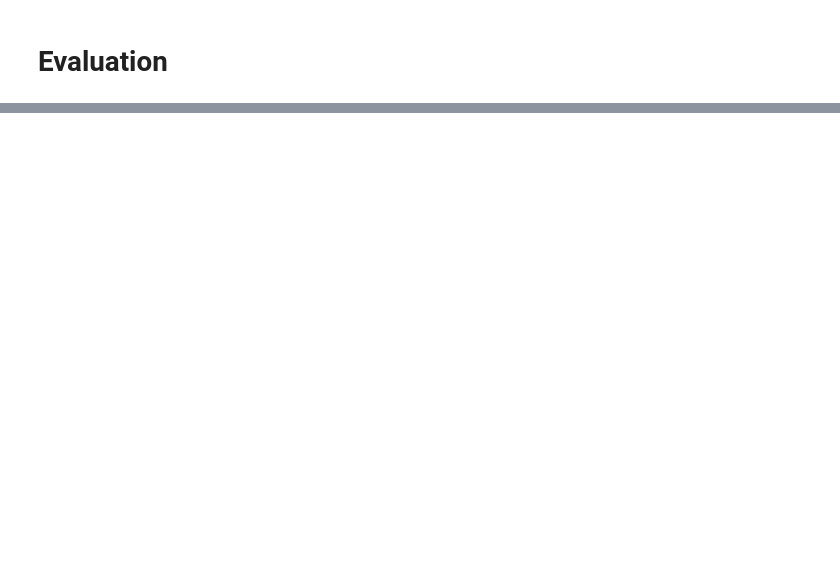
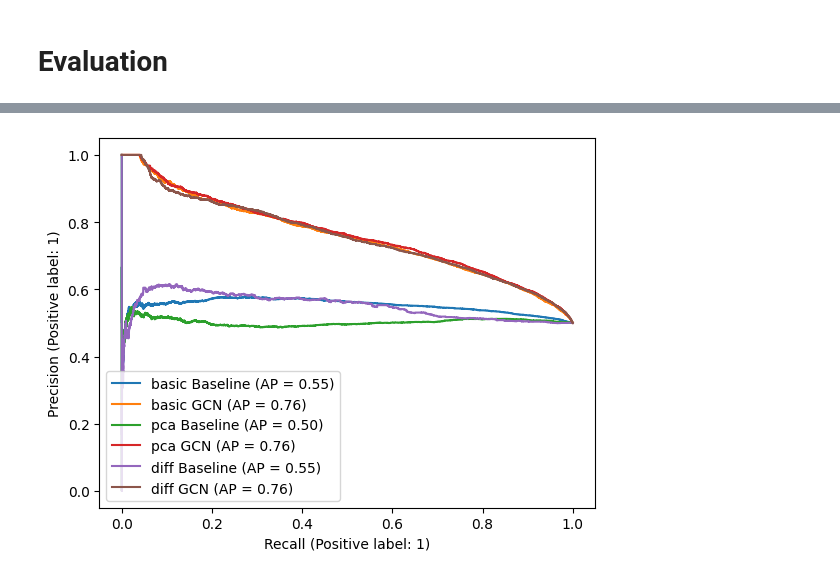
Before and after one commit to annagergaly/deep-learning-friend-recommendation, a Jupyter notebook: Friend_recommendation.ipynb, the cells around one changed output, grey strips where cells are left out. Drawn from its saved outputs; the diff is of its cells as text; code cells hidden in the pictures; blank space fills up the shorter version.

```diff
--- a/Friend_recommendation.ipynb
+++ b/Friend_recommendation.ipynb
@@ -1256,0 +413,19 @@ plt.show()
+# %%
+def predict_baseline_and_model(datasets, dataset_names):
+  y_all = []
+  y_probas_all_baseline = []
+  y_preds = []
+  for i in range(len(datasets)):
+    #Fit baseline
+    baseline = Baseline()
+    (test_data, val_data, train_data) = split_dataset(datasets[i], 0.1, 0.2)
+    y_a, y_probas_a_baseline = baseline.fit_predict_baseline(train_data, val_data, test_data)
+    y_all.append(y_a)
+    y_probas_all_baseline.append(y_probas_a_baseline)
+    dataset_name = dataset_names[i]
+
+    #Predict from model
+    model = load_model(os.path.join("models", dataset_name, "best.pt"))
+    y_preds.append(preds_from_model(model, test_data))
+
+  return y_all, y_probas_all_baseline, y_preds
@@ -1256,0 +453,15 @@ plt.show()
+# %%
+def plot_pr(dataset_names, y_all, y_probas_all_baseline, y_preds):
+  fig, ax = plt.subplots()
+  for i in range(len(dataset_names)):
+    dataset_name = dataset_names[i]
+    feature_name = dataset_name.split("_")[2]
+
+    display = PrecisionRecallDisplay.from_predictions(y_all[i], y_probas_all_baseline[i], name=feature_name +  " Baseline", pos_label=1)
+    display.plot(ax=ax)
+
+    display = PrecisionRecallDisplay.from_predictions(y_all[i], y_preds[i], name=feature_name + " GCN", pos_label=1)
+    display.plot(ax=ax)
+
+  #fig.show()
+  return fig
@@ -1256,0 +495,4 @@ plt.show()
+# %%
+fig
+# %% [output]
+[figure, added]
```
Also changed, not shown: parts of 104 cells of this notebook.
